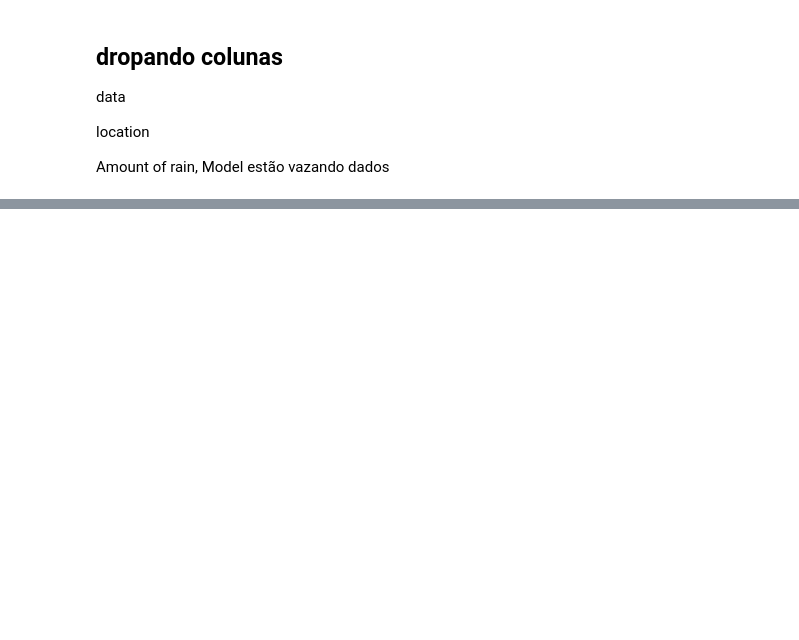
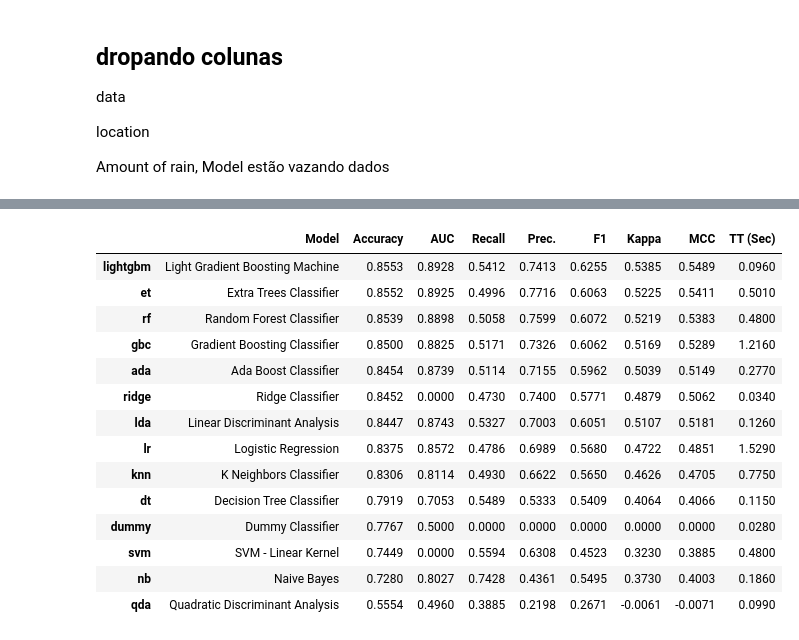
Before and after one commit to Lucascapdeville/weather_prediction, a Jupyter notebook: weather_prediction.ipynb, the cells around one changed output, grey strips where cells are left out. Drawn from its saved outputs; the diff is of its cells as text; code cells hidden in the pictures; blank space fills up the shorter version.

Commit message:
Pycaret model
Using pycaret without cleaning the data(0.85)

```diff
--- a/weather_prediction.ipynb
+++ b/weather_prediction.ipynb
@@ -166,0 +65,18 @@ print(roc_auc_score(y_train,y_pred_boost_train))
+# %%
+best_model = compare_models()
+# %% [output]
+|  | Model | Accuracy | AUC | Recall | Prec. | F1 | Kappa | MCC | TT (Sec) |
+| lightgbm | Light Gradient Boosting Machine | 0.8553 | 0.8928 | 0.5412 | 0.7413 | 0.6255 | 0.5385 | 0.5489 | 0.0960 |
+| et | Extra Trees Classifier | 0.8552 | 0.8925 | 0.4996 | 0.7716 | 0.6063 | 0.5225 | 0.5411 | 0.5010 |
+| rf | Random Forest Classifier | 0.8539 | 0.8898 | 0.5058 | 0.7599 | 0.6072 | 0.5219 | 0.5383 | 0.4800 |
+| gbc | Gradient Boosting Classifier | 0.8500 | 0.8825 | 0.5171 | 0.7326 | 0.6062 | 0.5169 | 0.5289 | 1.2160 |
+| ada | Ada Boost Classifier | 0.8454 | 0.8739 | 0.5114 | 0.7155 | 0.5962 | 0.5039 | 0.5149 | 0.2770 |
+| ridge | Ridge Classifier | 0.8452 | 0.0000 | 0.4730 | 0.7400 | 0.5771 | 0.4879 | 0.5062 | 0.0340 |
+| lda | Linear Discriminant Analysis | 0.8447 | 0.8743 | 0.5327 | 0.7003 | 0.6051 | 0.5107 | 0.5181 | 0.1260 |
+| lr | Logistic Regression | 0.8375 | 0.8572 | 0.4786 | 0.6989 | 0.5680 | 0.4722 | 0.4851 | 1.5290 |
+| knn | K Neighbors Classifier | 0.8306 | 0.8114 | 0.4930 | 0.6622 | 0.5650 | 0.4626 | 0.4705 | 0.7750 |
+| dt | Decision Tree Classifier | 0.7919 | 0.7053 | 0.5489 | 0.5333 | 0.5409 | 0.4064 | 0.4066 | 0.1150 |
+| dummy | Dummy Classifier | 0.7767 | 0.5000 | 0.0000 | 0.0000 | 0.0000 | 0.0000 | 0.0000 | 0.0280 |
+| svm | SVM - Linear Kernel | 0.7449 | 0.0000 | 0.5594 | 0.6308 | 0.4523 | 0.3230 | 0.3885 | 0.4800 |
+| nb | Naive Bayes | 0.7280 | 0.8027 | 0.7428 | 0.4361 | 0.5495 | 0.3730 | 0.4003 | 0.1860 |
+| qda | Quadratic Discriminant Analysis | 0.5554 | 0.4960 | 0.3885 | 0.2198 | 0.2671 | -0.0061 | -0.0071 | 0.0990 |
```
Also changed, not shown: parts of 22 cells of this notebook.
